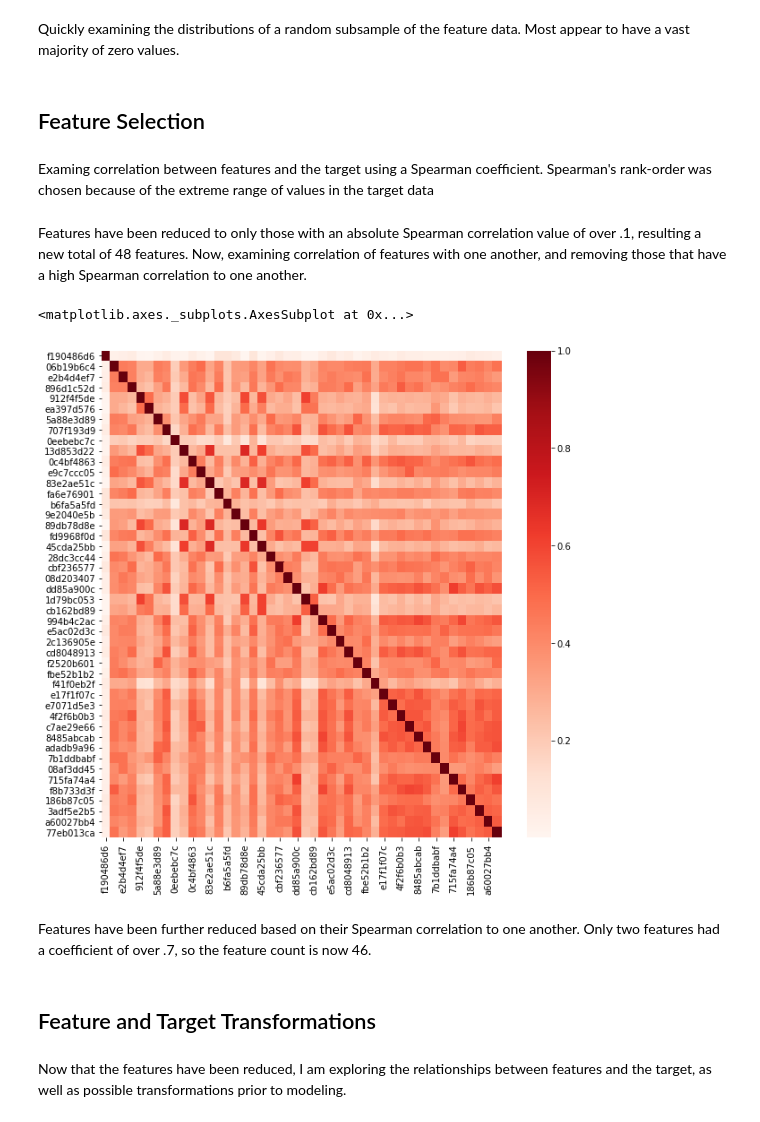
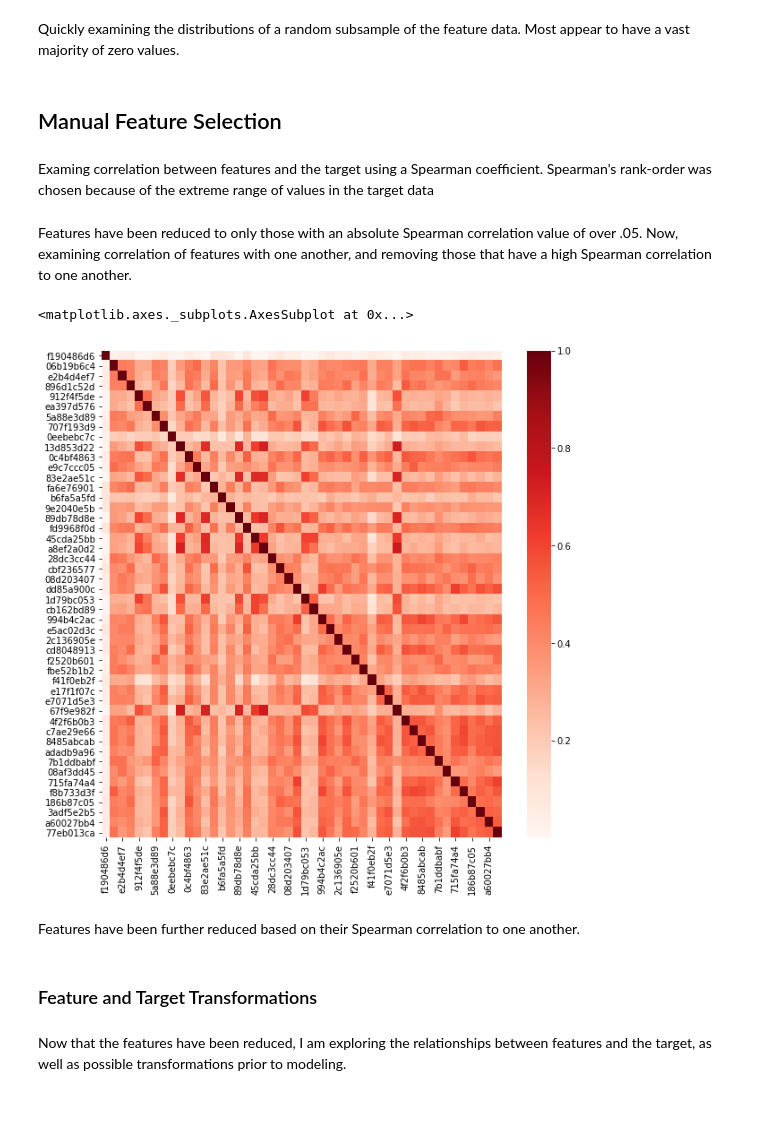
Before and after one commit to Antonio-RG/Banking_purchase_predictor, a Jupyter notebook: Santander_EDA.ipynb, the cells around one changed output. Saved outputs shown, nothing was run; the diff lists cells and outputs as text; code cells hidden in the pictures.

```diff
--- a/Santander_EDA.ipynb
+++ b/Santander_EDA.ipynb
@@ -67,7 +67,7 @@ for i, col in enumerate(train_df.iloc[:, 1:].sample(30, axis=1)):
     ax = fig.add_subplot(25, 2, i+1)
     sns.distplot(train_df[col].values, bins=10, ax = ax, kde=False).set_title('{} Distribution'.format(col))
 # %% [markdown]
-## Feature Selection
+## Manual Feature Selection
 # %% [markdown]
 Examing correlation between features and the target using a Spearman coefficient. Spearman's rank-order was chosen because of the extreme range of values in the target data
 # %%
@@ -79,16 +79,16 @@ else:
 # %%
 spearman_threshold = .1
 correlated_features = correlation_matrix[abs(correlation_matrix) > spearman_threshold].sort_values(ascending=False)
-train_df = pd.concat([train_df.target, train_df[list(correlated_features.index)]], axis=1)
+train_df_reduced = pd.concat([train_df.target, train_df[list(correlated_features.index)]], axis=1)
 # %% [markdown]
-Features have been reduced to only those with an absolute Spearman correlation value of over .1, resulting a new total of 48 features. Now, examining correlation of features with one another, and removing those that have a high Spearman correlation to one another.
+Features have been reduced to only those with an absolute Spearman correlation value of over .05. Now, examining correlation of features with one another, and removing those that have a high Spearman correlation to one another.
 # %%
-feature_matrix = train_df.iloc[:, 1:].corr(method='spearman').abs()
+feature_matrix = train_df_reduced.iloc[:, 1:].corr(method='spearman').abs()
 plt.figure(figsize=(10,10))
 sns.heatmap(feature_matrix, cmap='Reds')
 # %% [output]
 <matplotlib.axes._subplots.AxesSubplot at 0x...>
-[figure, old version]
+[figure, new version]
 # %%
 columns = np.full((feature_matrix.shape[0],), True, dtype=bool)
 
@@ -103,7 +103,7 @@ train_df = pd.concat((train_df['target'], train_df[selected_columns]), axis=1)
 # %% [markdown]
-Features have been further reduced based on their Spearman correlation to one another. Only two features had a coefficient of over .7, so the feature count is now 46.
+Features have been further reduced based on their Spearman correlation to one another.
 # %% [markdown]
-## Feature and Target Transformations
+### Feature and Target Transformations
 # %% [markdown]
 Now that the features have been reduced, I am exploring the relationships between features and the target, as well as possible transformations prior to modeling.
 # %%
```
Also changed, not shown: parts of 26 cells of this notebook, 7 other files.
